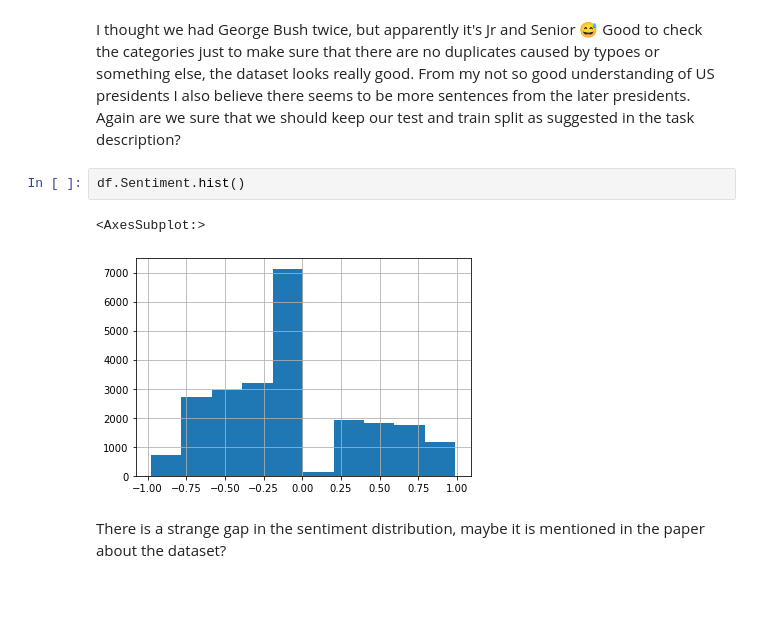
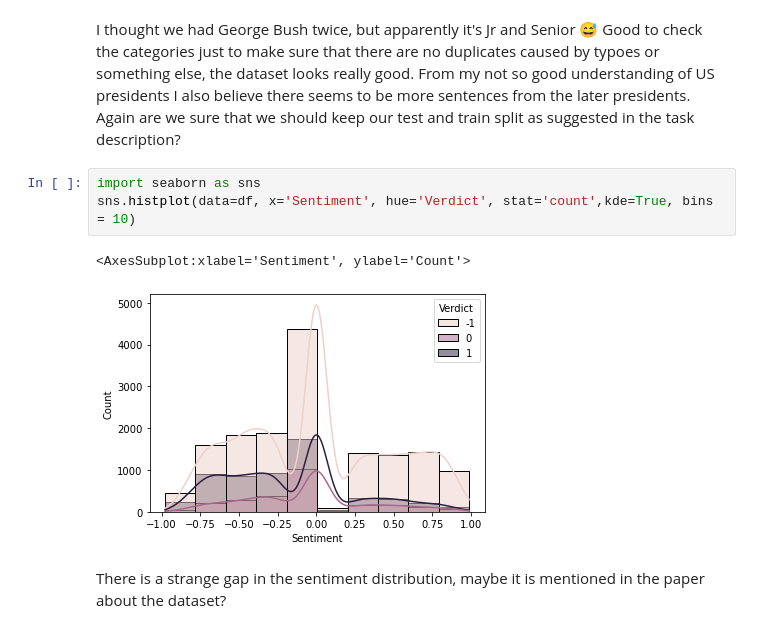
Before and after one commit to SigneK42/fact_check_worthy_claim, a Jupyter notebook: notebooks/data_exploration.ipynb, the cells around one changed output. Drawn from its saved outputs; the diff is of its cells as text; blank space fills up the shorter version.

```diff
--- a/notebooks/data_exploration.ipynb
+++ b/notebooks/data_exploration.ipynb
@@ -87,11 +92,12 @@ John Anderson        146
 Name: Speaker, dtype: int64
 # %% [markdown]
 I thought we had George Bush twice, but apparently it's Jr and Senior 😅 Good to check the categories just to make sure that there are no duplicates caused by typoes or something else, the dataset looks really good. From my not so good understanding of US presidents I also believe there seems to be more sentences from the later presidents. Again are we sure that we should keep our test and train split as suggested in the task description?
-# %%
-df.Sentiment.hist()
-# %% [output]
-<AxesSubplot:>
-[figure, removed]
+# %%
+import seaborn as sns
+sns.histplot(data=df, x='Sentiment', hue='Verdict', stat='count',kde=True, bins = 10)
+# %% [output]
+<AxesSubplot:xlabel='Sentiment', ylabel='Count'>
+[figure, added]
 # %% [markdown]
 There is a strange gap in the sentiment distribution, maybe it is mentioned in the paper about the dataset?
 # %%
```
Also changed, not shown: parts of 2 cells of this notebook, 3 other files.
